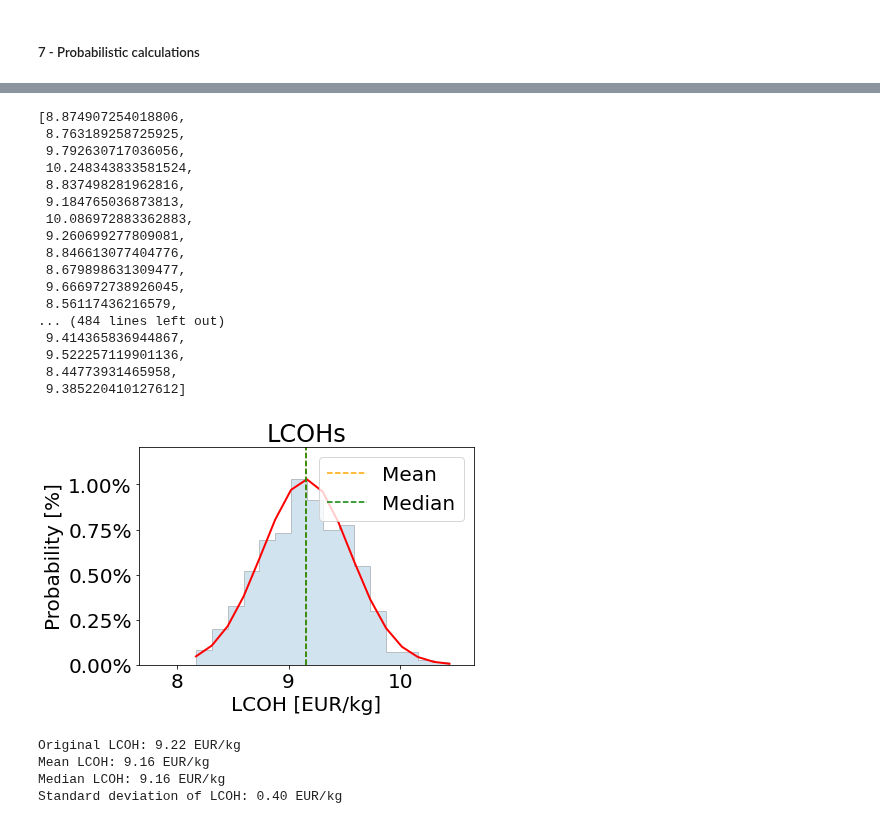
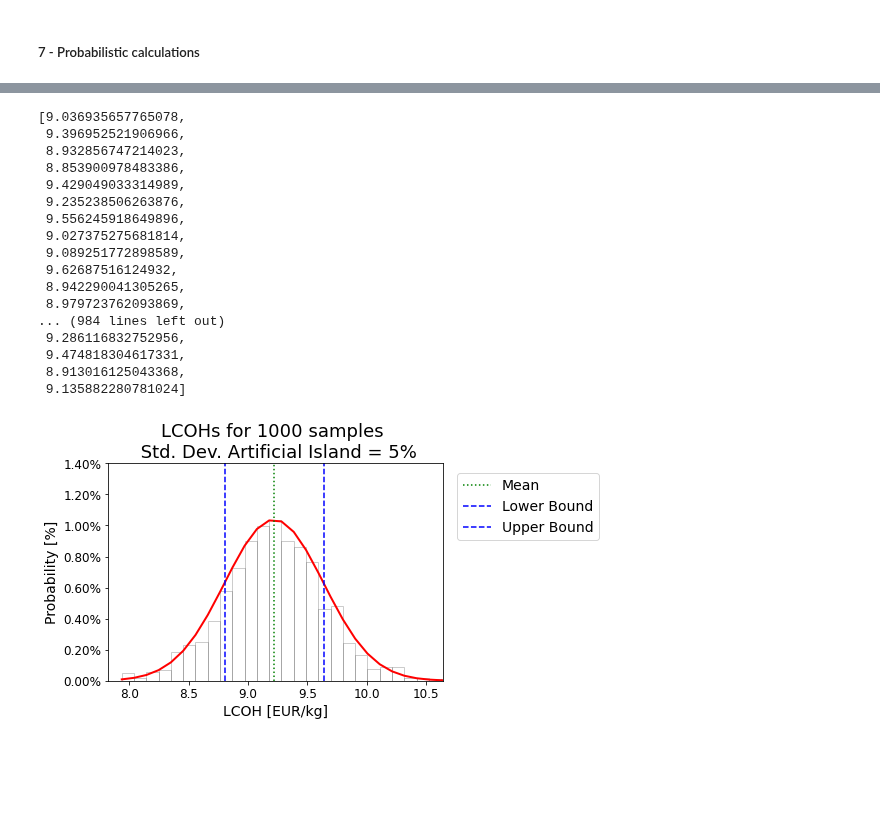
Before and after one commit to VanOord/OpenSCSim, a Jupyter notebook: MC Analysis & Sensitivity Analysis - Scenario 3.ipynb, the cells around one changed output, grey strips where cells are left out. Drawn from its saved outputs; the diff is of its cells as text; code cells hidden in the pictures; blank space fills up the shorter version.

```diff
--- a/MC Analysis & Sensitivity Analysis - Scenario 3.ipynb
+++ b/MC Analysis & Sensitivity Analysis - Scenario 3.ipynb
@@ -1168,13 +1168,13 @@ Electrolyser_capex_per_unit = stats.norm(Electrolyser_data['capex_per_unit'],Ele
 DesalinationUnit_capex_per_unit = stats.norm(Desalination_unit_data['capex_per_unit'],Desalination_unit_data['capex_per_unit']*0.1)
 CompressorUnit_capex_per_unit = stats.norm(Compressor_unit_data['capex_per_unit'],Compressor_unit_data['capex_per_unit']*0.1)
 StorageUnit_capex_per_unit = stats.norm(Storage_unit_data['capex_per_unit'],Storage_unit_data['capex_per_unit']*0.1)
-ArtificialIsland_capex_per_unit = stats.norm(Artificial_island_data['capex_per_unit'],Artificial_island_data['capex_per_unit']*0.1)
+ArtificialIsland_capex_per_unit = stats.norm(Artificial_island_data['capex_per_unit'],Artificial_island_data['capex_per_unit']*0.3)
 CompressorAfterStorage_capex_per_unit = stats.norm(Compressor_after_storage_data['capex_per_unit'],Compressor_after_storage_data['capex_per_unit']*0.1)
 DCACConverter_capex_per_unit = stats.norm(DCAC_converter_data['capex_per_unit'], DCAC_converter_data['capex_per_unit']*0.1)
 Mainland_capex_per_unit = stats.norm(Mainland_data['capex_per_unit'], Mainland_data['capex_per_unit']*0.1)
 H2Pipeline_capex_per_unit = stats.norm(H2_pipeline_data['capex_per_unit'], H2_pipeline_data['capex_per_unit']*0.1)
 # %%
-nr_of_realisations = 500
+nr_of_realisations = 1000
 
 Foundation_capex_per_unit_realisations = Foundation_capex_per_unit.rvs(nr_of_realisations)
 Turbine_capex_per_unit_realisations = Turbine_capex_per_unit.rvs(nr_of_realisations)
@@ -1295,23 +1295,23 @@ for index, value in enumerate(Foundation_capex_per_unit_realisations):
 # %%
 LCOH_stat
 # %% [output]
-[8.874907254018806,
- 8.763189258725925,
- 9.792630717036056,
- 10.248343833581524,
- 8.837498281962816,
- 9.184765036873813,
- 10.086972883362883,
- 9.260699277809081,
- 8.846613077404776,
- 8.679898631309477,
- 9.666972738926045,
- 8.56117436216579,
-... (484 lines left out)
- 9.414365836944867,
- 9.522257119901136,
- 8.44773931465958,
- 9.385220410127612]
+[9.036935657765078,
+ 9.396952521906966,
+ 8.932856747214023,
+ 8.853900978483386,
+ 9.429049033314989,
+ 9.235238506263876,
+ 9.556245918649896,
+ 9.027375275681814,
+ 9.089251772898589,
+ 9.62687516124932,
+ 8.942290041305265,
+ 8.979723762093869,
+... (984 lines left out)
+ 9.286116832752956,
+ 9.474818304617331,
+ 8.913016125043368,
+ 9.135882280781024]
 # %%
 import matplotlib.ticker as mtick
 from scipy.stats import norm
@@ -1323,48 +1323,49 @@ std_LCOH = np.std(LCOH_stat)
 fig, ax = plt.subplots(1, 1)
 
 # Plot histogram
-n, bins, patches = plt.hist(LCOH_stat, density=True, bins='auto', histtype='stepfilled', alpha=0.2, edgecolor='black')
+n, bins, patches = plt.hist(LCOH_stat, density=True, bins='auto', histtype='bar', alpha=0.2, color= 'white', edgecolor='black')
 
 # Get probability density function (PDF)
 y = norm.pdf(bins, mean_LCOH, std_LCOH)
 
 # Scale PDF to match histogram
 y = y * np.max(n) / np.max(y)
 
 # Plot PDF with smooth line
 plt.plot(bins, y, 'r-', linewidth=2)
 
 # Convert y-axis values to percentages
 y = n * 100 / len(LCOH_stat)
 
 # Format y-axis as percentages
 fmt = '%.2f%%'
 yticks = mtick.FormatStrFormatter(fmt)
 ax.yaxis.set_major_formatter(yticks)
 
+ax.tick_params(axis='x', labelsize=12)
+ax.tick_params(axis='y', labelsize=12)
+
 # Set x-axis and y-axis limits
-ax.set_xlim([(mean_LCOH-1.5), (mean_LCOH+1.5)])
-ax.set_ylim([0, np.max(y)+1])
+ax.set_xlim([(lower_bound-1), (upper_bound+1)])
+ax.set_ylim([0, 1.4])
 
 # Label axes and title
-ax.set_xlabel('LCOH [EUR/kg]')
-ax.set_ylabel('Probability [%]')
-ax.set_title('LCOHs')
+ax.set_xlabel('LCOH [EUR/kg]', fontsize = 14)
+ax.set_ylabel('Probability [%]', fontsize = 14)
+ax.set_title('LCOHs for 1000 samples \n Std. Dev. Artificial Island = 5%', fontsize = 18)
 
 # Add vertical lines for mean and median
-ax.axvline(x=mean_LCOH, color='orange', linestyle='--', label='Mean')
-ax.axvline(x=median_LCOH, color='green', linestyle='--', label='Median')
+ax.axvline(x=mean_LCOH, color='g', linestyle='dotted', label='Mean')
+
+lower_bound = mean_LCOH - std_LCOH
+upper_bound = mean_LCOH + std_LCOH
+percent_within_1std = (norm.cdf(upper_bound, mean_LCOH, std_LCOH) - norm.cdf(lower_bound, mean_LCOH, std_LCOH)) * 100
+plt.axvline(x=lower_bound, color='b', linestyle='--', label='Lower Bound')
+plt.axvline(x=upper_bound, color='b', linestyle='--', label='Upper Bound')
+
 ax.legend()
+plt.legend(loc='upper left', bbox_to_anchor=(1, 1.02), borderaxespad=1, fontsize = 14)
 
 plt.show()
-
-print("Original LCOH: {:.2f} EUR/kg".format(LCOH))
-print("Mean LCOH: {:.2f} EUR/kg".format(mean_LCOH))
-print("Median LCOH: {:.2f} EUR/kg".format(median_LCOH))
-print("Standard deviation of LCOH: {:.2f} EUR/kg".format(std_LCOH))
 # %% [output]
-[figure, old version]
+[figure, new version]
-Original LCOH: 9.22 EUR/kg
-Mean LCOH: 9.16 EUR/kg
-Median LCOH: 9.16 EUR/kg
-Standard deviation of LCOH: 0.40 EUR/kg
```
Also changed, not shown: parts of 3 cells of this notebook, 3 other files.
